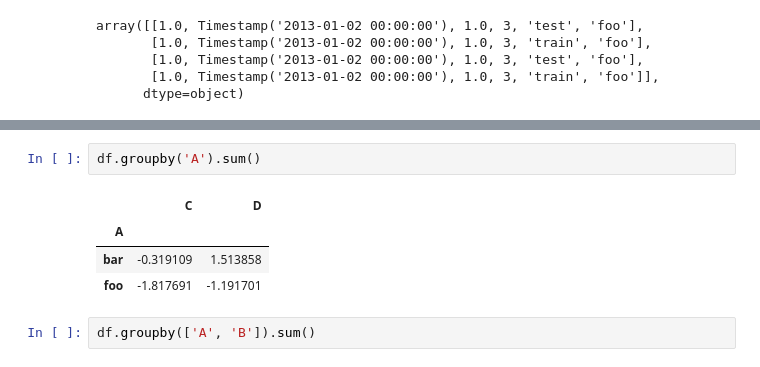
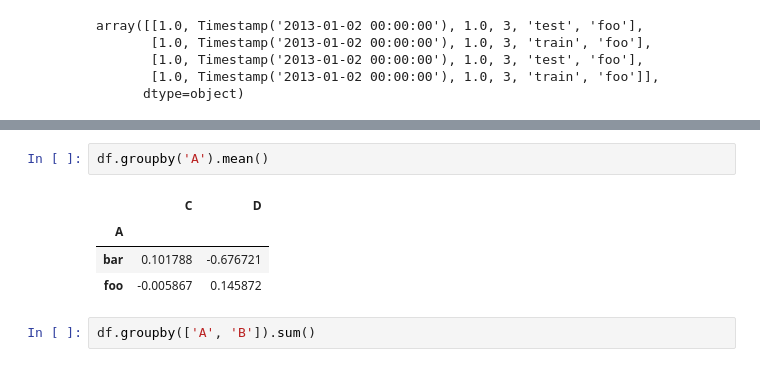
Before and after one commit to ronnyyoung/python-machine-learning, a Jupyter notebook: python/3rdparty-libs/pandas.ipynb, the cells around one changed output, grey strips where cells are left out. Drawn from its saved outputs; the diff is of its cells as text.

```diff
--- a/python/3rdparty-libs/pandas.ipynb
+++ b/python/3rdparty-libs/pandas.ipynb
@@ -449,10 +618,10 @@ df
 # %%
-df.groupby('A').sum()
+df.groupby('A').mean()
 # %% [output]
 |  | C | D |
 | A |  |  |
-| bar | -0.319109 | 1.513858 |
-| foo | -1.817691 | -1.191701 |
+| bar | 0.101788 | -0.676721 |
+| foo | -0.005867 | 0.145872 |
 # %%
 df.groupby(['A', 'B']).sum()
 # %% [output]
```
Also changed, not shown: parts of 136 cells of this notebook, 2 other files.
